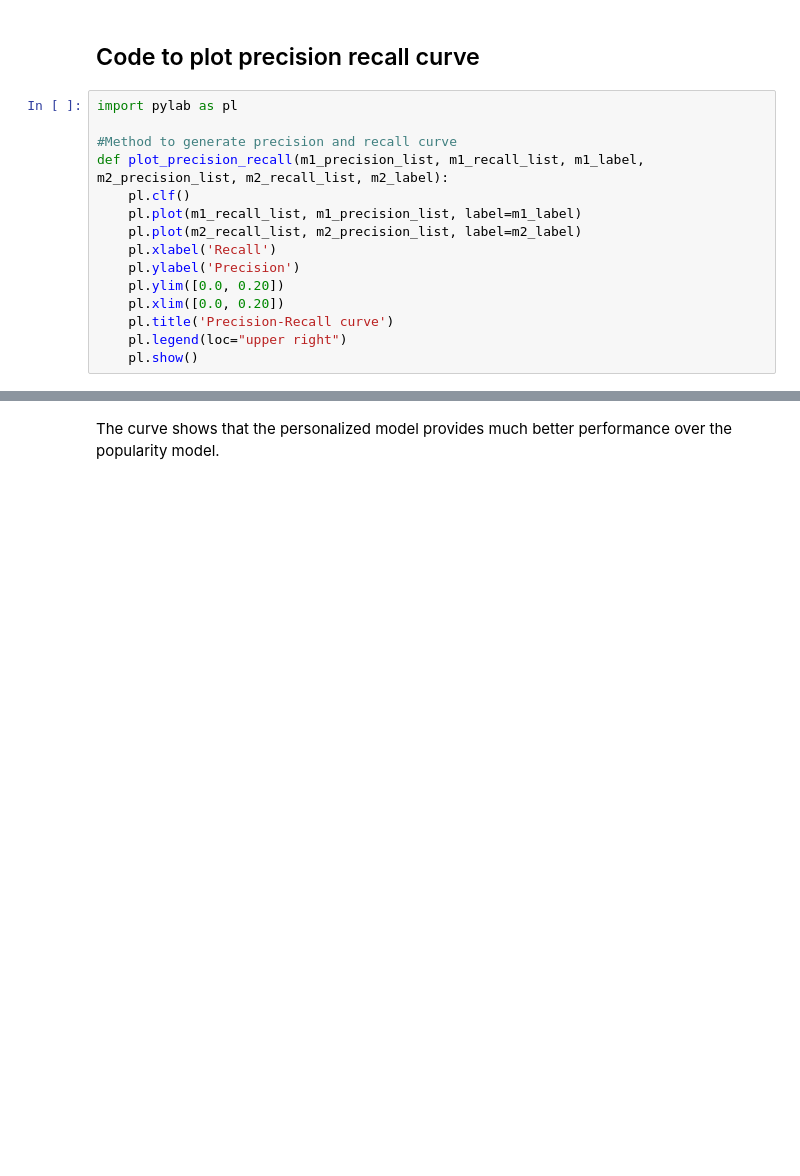
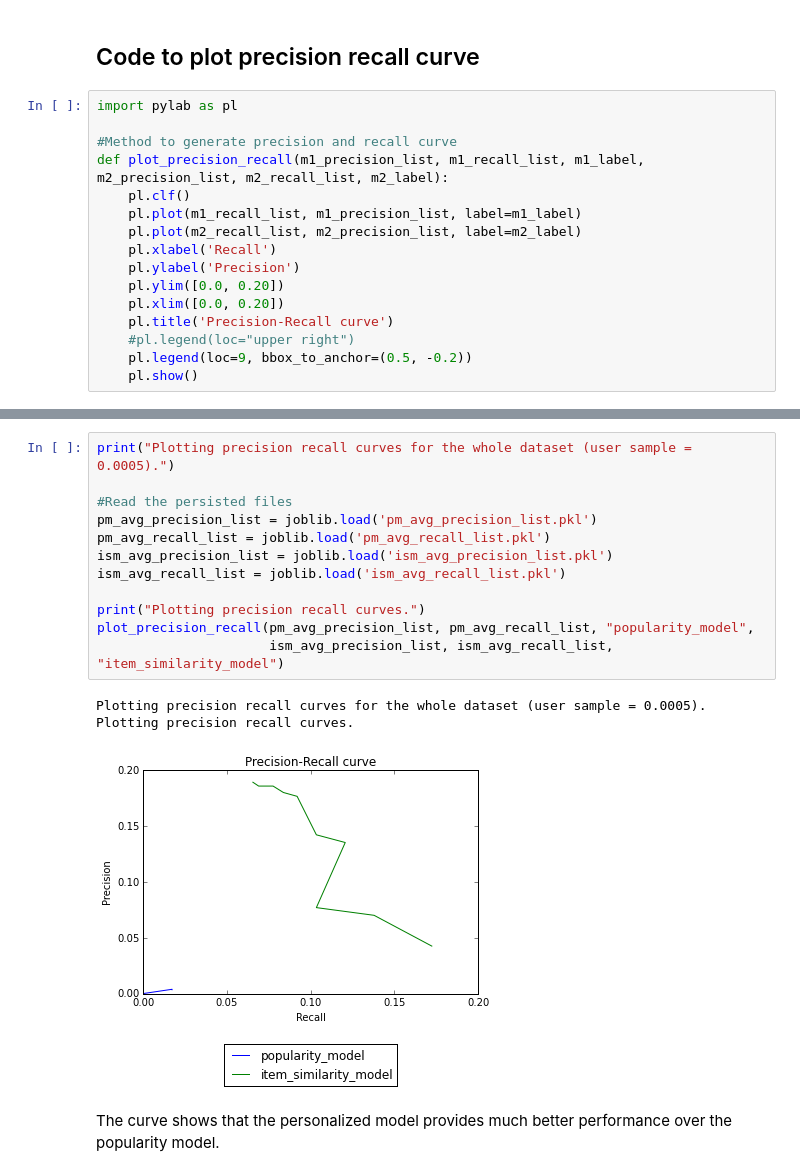
Before and after one commit to dvysardana/RecommenderSystems_Week5, a Jupyter notebook: Song Recommender_Python.ipynb, the cells around one changed output, grey strips where cells are left out. Saved outputs shown, nothing was run; the diff lists cells and outputs as text; blank space fills up the shorter version.

```diff
--- a/Song Recommender_Python.ipynb
+++ b/Song Recommender_Python.ipynb
@@ -491,7 +281,8 @@ def plot_precision_recall(m1_precision_list, m1_recall_list, m1_label, m2_precis
     pl.ylim([0.0, 0.20])
     pl.xlim([0.0, 0.20])
     pl.title('Precision-Recall curve')
-    pl.legend(loc="upper right")
+    #pl.legend(loc="upper right")
+    pl.legend(loc=9, bbox_to_anchor=(0.5, -0.2))
     pl.show()
 # %%
 print("Plotting precision recall curves.")
@@ -501,2 +295,18 @@ plot_precision_recall(pm_avg_precision_list, pm_avg_recall_list, "popularity_mod
+# %%
+print("Plotting precision recall curves for the whole dataset (user sample = 0.0005).")
+
+#Read the persisted files
+pm_avg_precision_list = joblib.load('pm_avg_precision_list.pkl')
+pm_avg_recall_list = joblib.load('pm_avg_recall_list.pkl')
+ism_avg_precision_list = joblib.load('ism_avg_precision_list.pkl')
+ism_avg_recall_list = joblib.load('ism_avg_recall_list.pkl')
+
+print("Plotting precision recall curves.")
+plot_precision_recall(pm_avg_precision_list, pm_avg_recall_list, "popularity_model",
+                      ism_avg_precision_list, ism_avg_recall_list, "item_similarity_model")
+# %% [output]
+Plotting precision recall curves for the whole dataset (user sample = 0.0005).
+Plotting precision recall curves.
+[figure, added]
 # %% [markdown]
 The curve shows that the personalized model provides much better performance over the popularity model.
```
Also changed, not shown: parts of 22 cells of this notebook, 6 other files.
